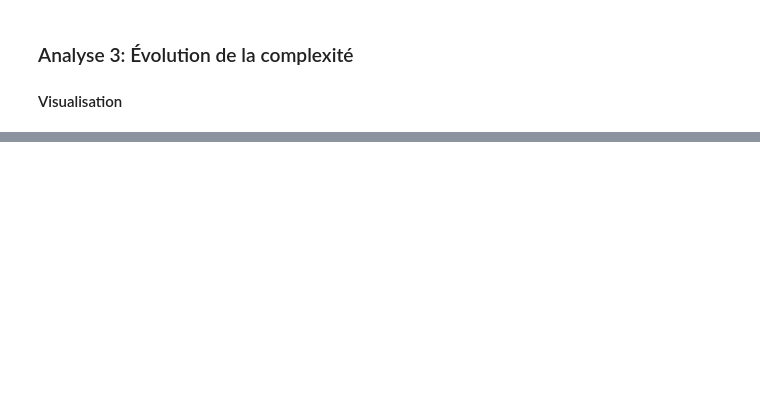
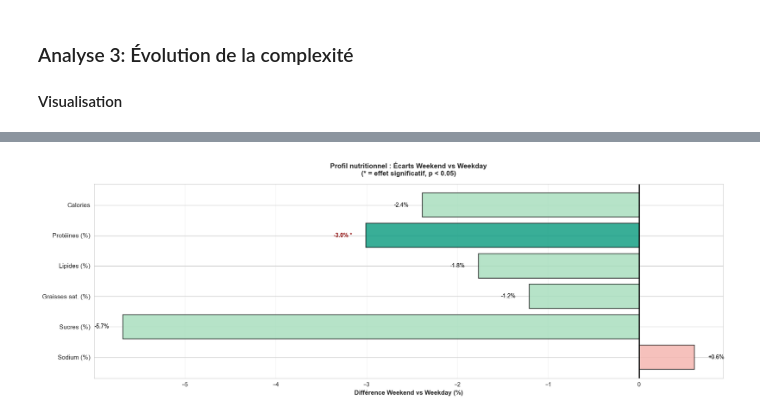
Before and after one commit to julienlafrance/backtothefuturekitchen, a Jupyter notebook: 00_eda/03_week_end_effect/recipe/recipe_analysis_weekend.ipynb, the cells around one changed output, grey strips where cells are left out. Drawn from its saved outputs; the diff is of its cells as text; code cells hidden in the pictures; blank space fills up the shorter version.

```diff
--- a/00_eda/03_week_end_effect/recipe/recipe_analysis_weekend.ipynb
+++ b/00_eda/03_week_end_effect/recipe/recipe_analysis_weekend.ipynb
@@ -327,0 +601,99 @@ Cliff's delta     : δ=-0.0029 (≈ négligeable)
+# %%
+# 📊 ANALYSE 4 : NUTRITION (Weekday vs Weekend)
+
+# Agrégation nutritionnelle
+nutrition_by_period = (
+    df_wp.group_by("week_period")
+    .agg([
+        pl.mean("calories").alias("mean_calories"),
+        pl.mean("protein_pct").alias("mean_protein"),
+        pl.mean("total_fat_pct").alias("mean_fat"),
+        pl.mean("sat_fat_pct").alias("mean_sat_fat"),
+        pl.mean("sugar_pct").alias("mean_sugar"),
+        pl.mean("sodium_pct").alias("mean_sodium")
+    ])
+    .sort("week_period")
+    .to_pandas()
+    .set_index("week_period")
+    .loc[week_period_order]
+    .reset_index()
+)
+
+# Tests statistiques
+nutrients_list = [
+    ('Calories', 'calories', 'mean_calories', 0),
+    ('Protéines (%)', 'protein_pct', 'mean_protein', 1),
+    ('Lipides (%)', 'total_fat_pct', 'mean_fat', 1),
+    ('Graisses sat. (%)', 'sat_fat_pct', 'mean_sat_fat', 1),
+    ('Sucres (%)', 'sugar_pct', 'mean_sugar', 1),
+    ('Sodium (%)', 'sodium_pct', 'mean_sodium', 1)
+]
+
+pdf_nutrition = df_wp.to_pandas()
+results = []
+
+for nutrient_name, col_polars, col_agg, decimals in nutrients_list:
+    weekday_vals = pdf_nutrition[pdf_nutrition['week_period'] == 'Weekday'][col_polars].values
+    weekend_vals = pdf_nutrition[pdf_nutrition['week_period'] == 'Weekend'][col_polars].values
+
+    t_stat, p_value = stats.ttest_ind(weekday_vals, weekend_vals, equal_var=True)
+
+    wd_val = nutrition_by_period[nutrition_by_period['week_period'] == 'Weekday'][col_agg].values[0]
+    we_val = nutrition_by_period[nutrition_by_period['week_period'] == 'Weekend'][col_agg].values[0]
+    diff_pct = ((we_val - wd_val) / wd_val) * 100
+
+    results.append({
+        'nutrient': nutrient_name,
+        'weekday': wd_val,
+        'weekend': we_val,
+        'diff_pct': diff_pct,
+        'p_value': p_value,
+        'significant': p_value < 0.05,
+        'decimals': decimals
+    })
+
+results_df = pd.DataFrame(results)
+
+# --- VISUALISATION ---
+fig, ax = plt.subplots(figsize=(17, 6))
+
+y_pos = range(len(results_df))
+nutrients_ordered = results_df['nutrient'].tolist()
+diffs_ordered = results_df['diff_pct'].tolist()
+signif_ordered = results_df['significant'].tolist()
+
+# Couleurs : vert/rouge selon direction, foncé si significatif
+colors = ['#16A085' if (diff < 0 and sig) else '#C0392B' if (diff > 0 and sig) else
+          '#A9DFBF' if diff < 0 else '#F5B7B1'
+          for diff, sig in zip(diffs_ordered, signif_ordered)]
+
+ax.barh(y_pos, diffs_ordered, color=colors, alpha=0.85, edgecolor='black', linewidth=1.2)
+ax.axvline(0, color='black', linestyle='-', linewidth=2)
+
+# Annotations
+for i, (diff, is_signif) in enumerate(zip(diffs_ordered, signif_ordered)):
+    x_pos = diff + (0.15 if diff > 0 else -0.15)
+    text = f'{diff:+.1f}%' + (' *' if is_signif else '')
+    ax.text(x_pos, i, text, ha='left' if diff > 0 else 'right', va='center',
+            fontsize=10, fontweight='bold' if is_signif else 'normal',
+            color='darkred' if is_signif else 'black')
+
+ax.set_yticks(y_pos)
+ax.set_yticklabels(nutrients_ordered, fontsize=11)
+ax.set_xlabel('Différence Weekend vs Weekday (%)', fontsize=11, fontweight='bold')
+ax.set_title('Profil nutritionnel : Écarts Weekend vs Weekday\n(* = effet significatif, p < 0.05)',
+             fontsize=12, fontweight='bold', pad=15)
+ax.grid(axis='x', alpha=0.3)
+ax.invert_yaxis()
+
+plt.tight_layout()
+plt.show()
+
+# Résumé
+signif_nutrients = results_df[results_df['significant']]
+print(f"\n📊 Nutriments significativement différents : {len(signif_nutrients)}/{len(results_df)}")
+if len(signif_nutrients) > 0:
+    for _, row in signif_nutrients.iterrows():
+        print(f"  • {row['nutrient']}: {row['diff_pct']:+.2f}% (p = {row['p_value']:.3f})")
+# %% [output]
+[figure, added]
```
Also changed, not shown: parts of 44 cells of this notebook, 4 other files.
